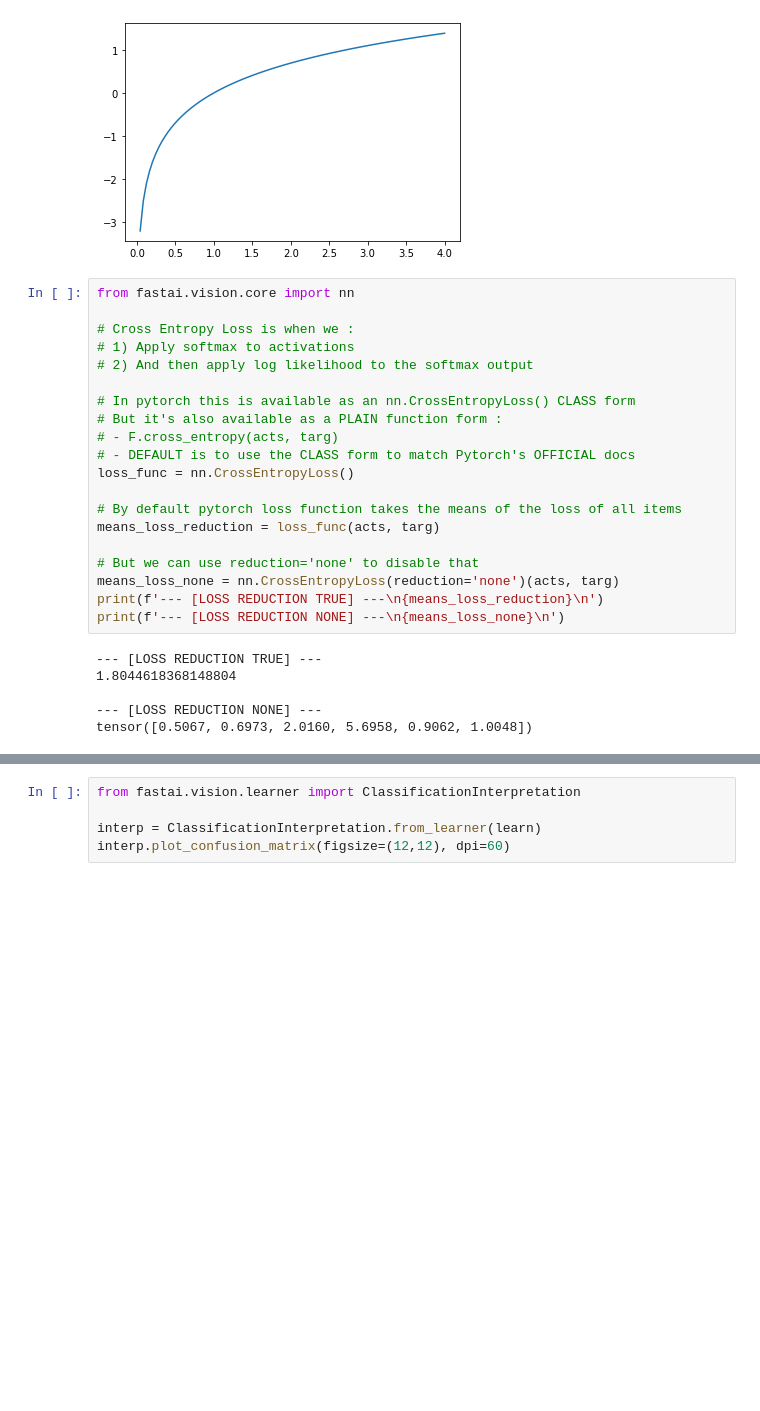
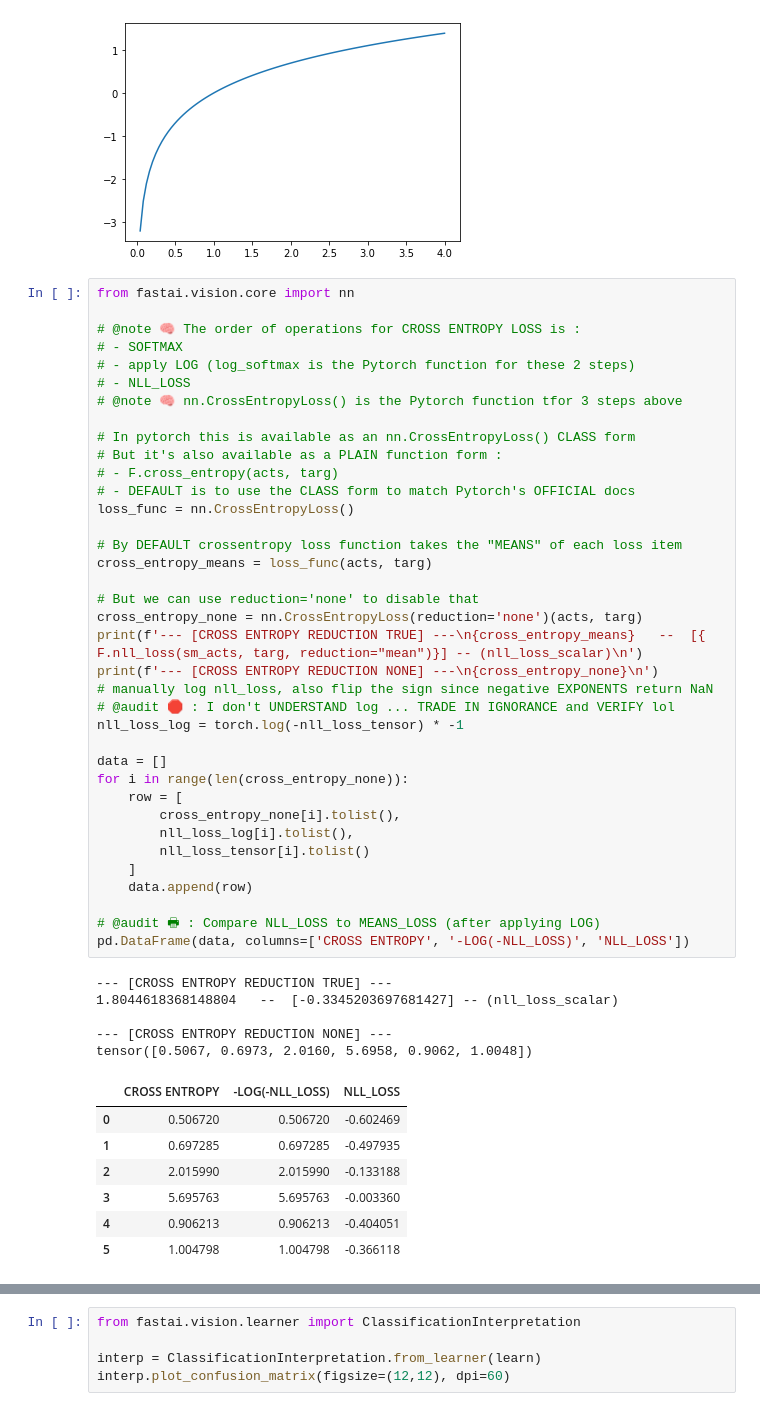
Before and after one commit to miketon/JupyterJeep, a Jupyter notebook: fastai_exercises/fast-ai-chapter05-image-classification.ipynb, the cells around one changed output, grey strips where cells are left out. Cells and saved outputs as stored; diff of their text form; blank space fills up the shorter version.

Commit message:
Ch 5 CrossEntropy - add mindmap WIP

```diff
--- a/fastai_exercises/fast-ai-chapter05-image-classification.ipynb
+++ b/fastai_exercises/fast-ai-chapter05-image-classification.ipynb
@@ -580,26 +579,50 @@ plot_function(torch.log, min=0, max=4)
 # %%
 from fastai.vision.core import nn
 
-# Cross Entropy Loss is when we :
-# 1) Apply softmax to activations
-# 2) And then apply log likelihood to the softmax output
+# @note 🧠 The order of operations for CROSS ENTROPY LOSS is :
+# - SOFTMAX
+# - apply LOG (log_softmax is the Pytorch function for these 2 steps)
+# - NLL_LOSS
+# @note 🧠 nn.CrossEntropyLoss() is the Pytorch function tfor 3 steps above
 
 # In pytorch this is available as an nn.CrossEntropyLoss() CLASS form
 # But it's also available as a PLAIN function form :
 # - F.cross_entropy(acts, targ)
 # - DEFAULT is to use the CLASS form to match Pytorch's OFFICIAL docs
 loss_func = nn.CrossEntropyLoss()
 
-# By default pytorch loss function takes the means of the loss of all items
-means_loss_reduction = loss_func(acts, targ)
+# By DEFAULT crossentropy loss function takes the "MEANS" of each loss item
+cross_entropy_means = loss_func(acts, targ)
 
 # But we can use reduction='none' to disable that
-means_loss_none = nn.CrossEntropyLoss(reduction='none')(acts, targ)
-print(f'--- [LOSS REDUCTION TRUE] ---\n{means_loss_reduction}\n')
-print(f'--- [LOSS REDUCTION NONE] ---\n{means_loss_none}\n')
+cross_entropy_none = nn.CrossEntropyLoss(reduction='none')(acts, targ)
+print(f'--- [CROSS ENTROPY REDUCTION TRUE] ---\n{cross_entropy_means}   --  [{ F.nll_loss(sm_acts, targ, reduction="mean")}] -- (nll_loss_scalar)\n')
+print(f'--- [CROSS ENTROPY REDUCTION NONE] ---\n{cross_entropy_none}\n')
+# manually log nll_loss, also flip the sign since negative EXPONENTS return NaN
+# @audit 🛑 : I don't UNDERSTAND log ... TRADE IN IGNORANCE and VERIFY lol
+nll_loss_log = torch.log(-nll_loss_tensor) * -1
+
+data = []
+for i in range(len(cross_entropy_none)):
+    row = [
+        cross_entropy_none[i].tolist(),
+        nll_loss_log[i].tolist(),
+        nll_loss_tensor[i].tolist()
+    ]
+    data.append(row)
+
+# @audit 🖶 : Compare NLL_LOSS to MEANS_LOSS (after applying LOG)
+pd.DataFrame(data, columns=['CROSS ENTROPY', '-LOG(-NLL_LOSS)', 'NLL_LOSS'])
 # %% [output]
---- [LOSS REDUCTION TRUE] ---
-1.8044618368148804
+--- [CROSS ENTROPY REDUCTION TRUE] ---
+1.8044618368148804   --  [-0.3345203697681427] -- (nll_loss_scalar)
 
---- [LOSS REDUCTION NONE] ---
+--- [CROSS ENTROPY REDUCTION NONE] ---
 tensor([0.5067, 0.6973, 2.0160, 5.6958, 0.9062, 1.0048])
+|  | CROSS ENTROPY | -LOG(-NLL_LOSS) | NLL_LOSS |
+| 0 | 0.506720 | 0.506720 | -0.602469 |
+| 1 | 0.697285 | 0.697285 | -0.497935 |
+| 2 | 2.015990 | 2.015990 | -0.133188 |
+| 3 | 5.695763 | 5.695763 | -0.003360 |
+| 4 | 0.906213 | 0.906213 | -0.404051 |
+| 5 | 1.004798 | 1.004798 | -0.366118 |
```
Also changed, not shown: parts of 2 cells of this notebook, 2 other files.
